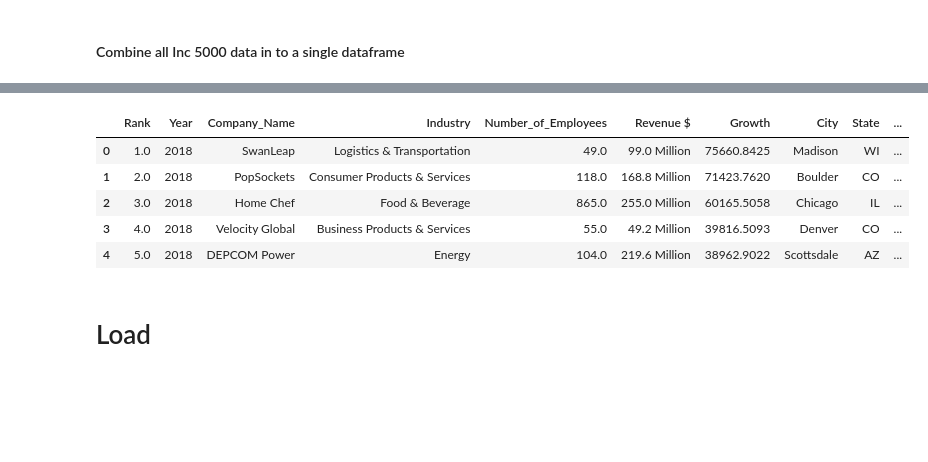
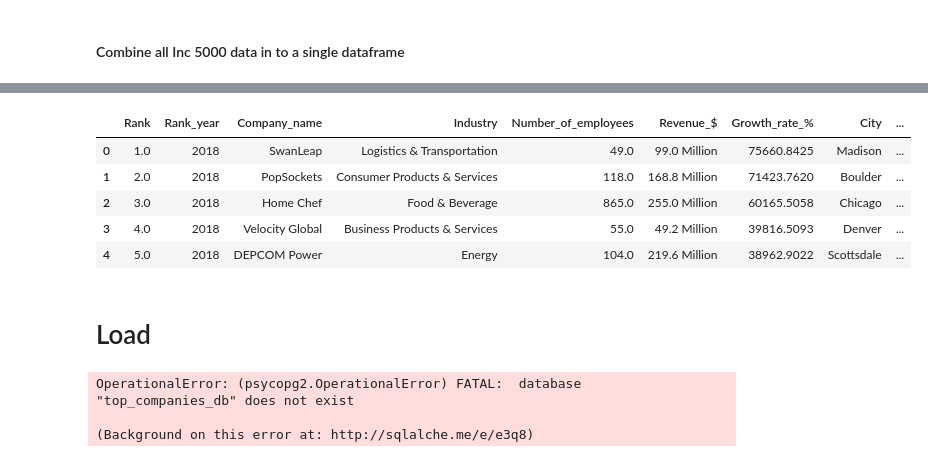
Before and after one commit to ermiasgelaye/ETL-Project, a Jupyter notebook: ETL_data_project.ipynb, the cells around one changed output, grey strips where cells are left out. Saved outputs shown, nothing was run; the diff lists cells and outputs as text; code cells hidden in the pictures; blank space fills up the shorter version.

```diff
--- a/ETL_data_project.ipynb
+++ b/ETL_data_project.ipynb
@@ -167,13 +185,13 @@ clean_growjo_df.head()
 drop_column_2019=Inc_2019_df.drop(['Profile','_ - previous_workers','_ - founded','_ - metro','url','_ - yrs_on_list'], axis=1)
 
 # Add the year column
-drop_column_2019['Year']= '2019'
+drop_column_2019['Rank_year']= '2019'
 
 # Rename columns
-rename_df_2019= drop_column_2019.rename(columns={"_ - rank":"Rank","name":"Company_Name","state":"State","_ - revenue":"Revenue $","_ - growth":"Growth","_ - industry":"Industry","_ - workers":"Number_of_Employees","city":"City"})
+rename_df_2019= drop_column_2019.rename(columns={"_ - rank":"Rank","name":"Company_name","state":"State","_ - revenue":"Revenue_$","_ - growth":"Growth_rate_%","_ - industry":"Industry","_ - workers":"Number_of_employees","city":"City"})
 
 
 # re-Order the data to suitable format
 
-cleaned_2019_df =rename_df_2019[['Rank','Year','Company_Name','Industry','Number_of_Employees','Revenue $','Growth','City','State']]
-cleaned_2019_df.head()
+cleaned_2019_df =rename_df_2019[['Rank','Rank_year','Company_name','Industry','Number_of_employees','Revenue_$','Growth_rate_%','City','State']]
+#cleaned_2019_df.head()
@@ -192,15 +203,16 @@ cleaned_2019_df.head()
 drop_column_2018=Inc_2018_df.drop(['_ - id','_ - zipcode','_ - ifmid','_ - latitude','_ - longitude','_ - website','_ - state_l','_ - metrocode','_ - ifiid','_ - previous_workers','_ - metro','_ - founded','_ - url','_ - partner_lists - partner_lists','_ - yrs_on_list'], axis=1)
 
 # Add the year column
-drop_column_2018['Year']= '2018'
+drop_column_2018['Rank_year']= '2018'
 
 # Rename columns
-rename_df_2018=drop_column_2018.rename(columns={"_ - rank":"Rank","_ - company":"Company_Name","_ - state_s":"State","_ - revenue":"Revenue $","_ - growth":"Growth","_ - industry":"Industry","_ - workers":"Number_of_Employees","_ - state_l":"State","_ - city":"City"})
+rename_df_2018=drop_column_2018.rename(columns={"_ - rank":"Rank","_ - company":"Company_name","_ - state_s":"State","_ - revenue":"Revenue_$","_ - growth":"Growth_rate_%","_ - industry":"Industry","_ - workers":"Number_of_employees","_ - state_l":"State","_ - city":"City"})
 rename_df_2018.head()
 
 # Normalizing revenue in to mellions
-rename_df_2018['Revenue $']= (rename_df_2018['Revenue $']/1000000).apply(lambda x: '{:,.1f} Million'.format(x))
+rename_df_2018['Revenue_$']= (rename_df_2018['Revenue_$']/1000000).apply(lambda x: '{:,.1f} Million'.format(x))
 
 
-cleaned_2018_df =rename_df_2018[['Rank','Year','Company_Name','Industry','Number_of_Employees','Revenue $','Growth','City','State']]
-cleaned_2018_df.head()
+cleaned_2018_df =rename_df_2018[['Rank','Rank_year','Company_name','Industry','Number_of_employees','Revenue_$','Growth_rate_%','City','State']]
+
+#cleaned_2018_df.head()
@@ -219,11 +224,12 @@ cleaned_2018_df.head()
 drop_column_10year_df=Inc_10year_df.drop(['_ - state_l','_ - metro','_ - yrs_on_list'],axis=1)
 
 # Add the year column
-rename_10year_df=drop_column_10year_df.rename(columns={"year":"Year","_ - rank":"Rank","_ - company":"Company_Name","_ - website":"Company_Website","_ - state_s":"State","_ - revenue":"Revenue $","_ - growth":"Growth","_ - industry":"Industry","_ - workers":"Number_of_Employees","_ - founded":"Founded_Year","_ - city":"City"})
+rename_10year_df=drop_column_10year_df.rename(columns={"year":"Rank_year","_ - rank":"Rank","_ - company":"Company_name","_ - website":"Company_Website","_ - state_s":"State","_ - revenue":"Revenue_$","_ - growth":"Growth_rate_%","_ - industry":"Industry","_ - workers":"Number_of_employees","_ - founded":"Founded_Year","_ - city":"City"})
 
 
 # Normalizing revenue in to mellions
-rename_10year_df['Revenue $']= (rename_10year_df['Revenue $']/1000000).apply(lambda x: '{:,.1f} Million'.format(x))
+rename_10year_df['Revenue_$']= (rename_10year_df['Revenue_$']/1000000).apply(lambda x: '{:,.1f} Million'.format(x))
 
-cleaned_10year_df =rename_10year_df[['Rank','Year','Company_Name','Industry','Number_of_Employees','Revenue $','Growth','City','State']]
-cleaned_10year_df.head()
+cleaned_10year_df =rename_10year_df[['Rank','Rank_year','Company_name','Industry','Number_of_employees','Revenue_$','Growth_rate_%','City','State']]
+
+# cleaned_10year_df.head()
@@ -251,0 +242,4 @@ Inc_5000_df.head()
+# %%
+# Add the year column
+Inc_5000_df['Country']= 'United States'
+Inc_5000_df.head()
@@ -252,14 +253,19 @@ Inc_5000_df.head()
 # %%
+# Merge all data in to a single dataframe
+merge_all =[Inc_5000_df,clean_growjo_df,clean_ft_df]
+merged_df= pd.concat(merge_all)
+merged_df.head()
+
 # Add unique id for company name
-id_df=Inc_5000_df.groupby(['Company_Name'], sort=True).ngroup().apply('{:006}'.format)
+id_df=merged_df.groupby(['Company_name'], sort=True).ngroup().apply('{:006}'.format)
 
-Inc_5000_df['Company_id']=id_df
+merged_df['ID']=id_df
 
-Inc_5000_df.head()
+merged_df.head()
 # %% [output]
-|  | Rank | Year | Company_Name | Industry | Number_of_Employees | Revenue $ | Growth | City | State | ... |
-| 0 | 1.0 | 2018 | SwanLeap | Logistics & Transportation | 49.0 | 99.0 Million | 75660.8425 | Madison | WI | ... |
-| 1 | 2.0 | 2018 | PopSockets | Consumer Products & Services | 118.0 | 168.8 Million | 71423.7620 | Boulder | CO | ... |
-| 2 | 3.0 | 2018 | Home Chef | Food & Beverage | 865.0 | 255.0 Million | 60165.5058 | Chicago | IL | ... |
-| 3 | 4.0 | 2018 | Velocity Global | Business Products & Services | 55.0 | 49.2 Million | 39816.5093 | Denver | CO | ... |
-| 4 | 5.0 | 2018 | DEPCOM Power | Energy | 104.0 | 219.6 Million | 38962.9022 | Scottsdale | AZ | ... |
+|  | Rank | Rank_year | Company_name | Industry | Number_of_employees | Revenue_$ | Growth_rate_% | City | ... |
+| 0 | 1.0 | 2018 | SwanLeap | Logistics & Transportation | 49.0 | 99.0 Million | 75660.8425 | Madison | ... |
+| 1 | 2.0 | 2018 | PopSockets | Consumer Products & Services | 118.0 | 168.8 Million | 71423.7620 | Boulder | ... |
+| 2 | 3.0 | 2018 | Home Chef | Food & Beverage | 865.0 | 255.0 Million | 60165.5058 | Chicago | ... |
+| 3 | 4.0 | 2018 | Velocity Global | Business Products & Services | 55.0 | 49.2 Million | 39816.5093 | Denver | ... |
+| 4 | 5.0 | 2018 | DEPCOM Power | Energy | 104.0 | 219.6 Million | 38962.9022 | Scottsdale | ... |
@@ -267,5 +283,9 @@ Inc_5000_df.head()
 # Load
 # %%
 # Create database connection
-
-engine=create_engine('postgresql+psycopg2://postgres:')
+engine = create_engine('postgresql+psycopg2://postgres:216724401@2@localhost:5432/top_business_db')
+connection = engine.connect()
+# %% [output]
+OperationalError: (psycopg2.OperationalError) FATAL:  database "top_companies_db" does not exist
+
+(Background on this error at: http://sqlalche.me/e/e3q8)
```
Also changed, not shown: parts of 13 cells of this notebook, 4 other files.
